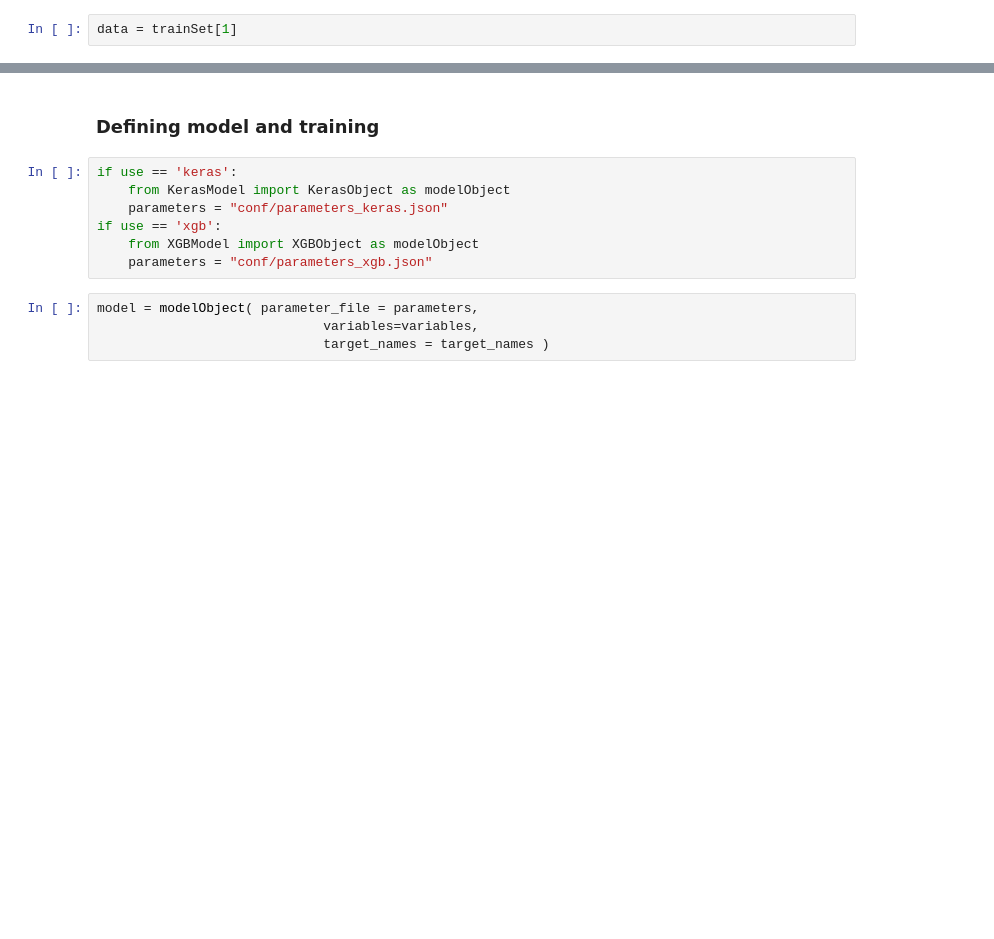
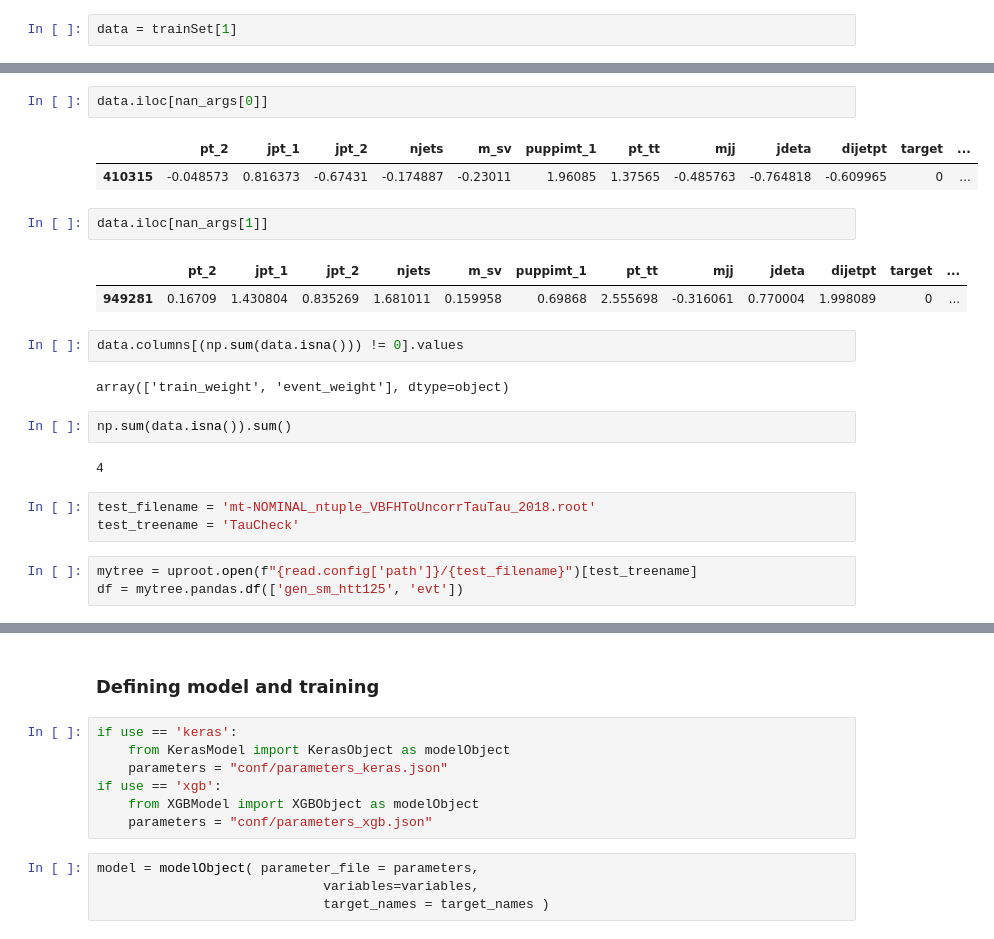
Before and after one commit to yaourtpourtoi/mlFramework, a Jupyter notebook: Playground.ipynb, the cells around one changed output, grey strips where cells are left out. Cells and saved outputs as stored; diff of their text form; blank space fills up the shorter version.

Commit message:
config and cuts for 2018, notebooks from deleted tuple_production

```diff
--- a/Playground.ipynb
+++ b/Playground.ipynb
@@ -241,0 +227,24 @@ trainSet[0].shape[0] + trainSet[1].shape[0]
+# %%
+data.iloc[nan_args[0]]
+# %% [output]
+|  | pt_2 | jpt_1 | jpt_2 | njets | m_sv | puppimt_1 | pt_tt | mjj | jdeta | dijetpt | target | ... |
+| 410315 | -0.048573 | 0.816373 | -0.67431 | -0.174887 | -0.23011 | 1.96085 | 1.37565 | -0.485763 | -0.764818 | -0.609965 | 0 | ... |
+# %%
+data.iloc[nan_args[1]]
+# %% [output]
+|  | pt_2 | jpt_1 | jpt_2 | njets | m_sv | puppimt_1 | pt_tt | mjj | jdeta | dijetpt | target | ... |
+| 949281 | 0.16709 | 1.430804 | 0.835269 | 1.681011 | 0.159958 | 0.69868 | 2.555698 | -0.316061 | 0.770004 | 1.998089 | 0 | ... |
+# %%
+data.columns[(np.sum(data.isna())) != 0].values
+# %% [output]
+array(['train_weight', 'event_weight'], dtype=object)
+# %%
+np.sum(data.isna()).sum()
+# %% [output]
+4
+# %%
+test_filename = 'mt-NOMINAL_ntuple_VBFHToUncorrTauTau_2018.root'
+test_treename = 'TauCheck'
+# %%
+mytree = uproot.open(f"{read.config['path']}/{test_filename}")[test_treename]
+df = mytree.pandas.df(['gen_sm_htt125', 'evt'])
```
Also changed, not shown: parts of 59 cells of this notebook, 4 other files.
